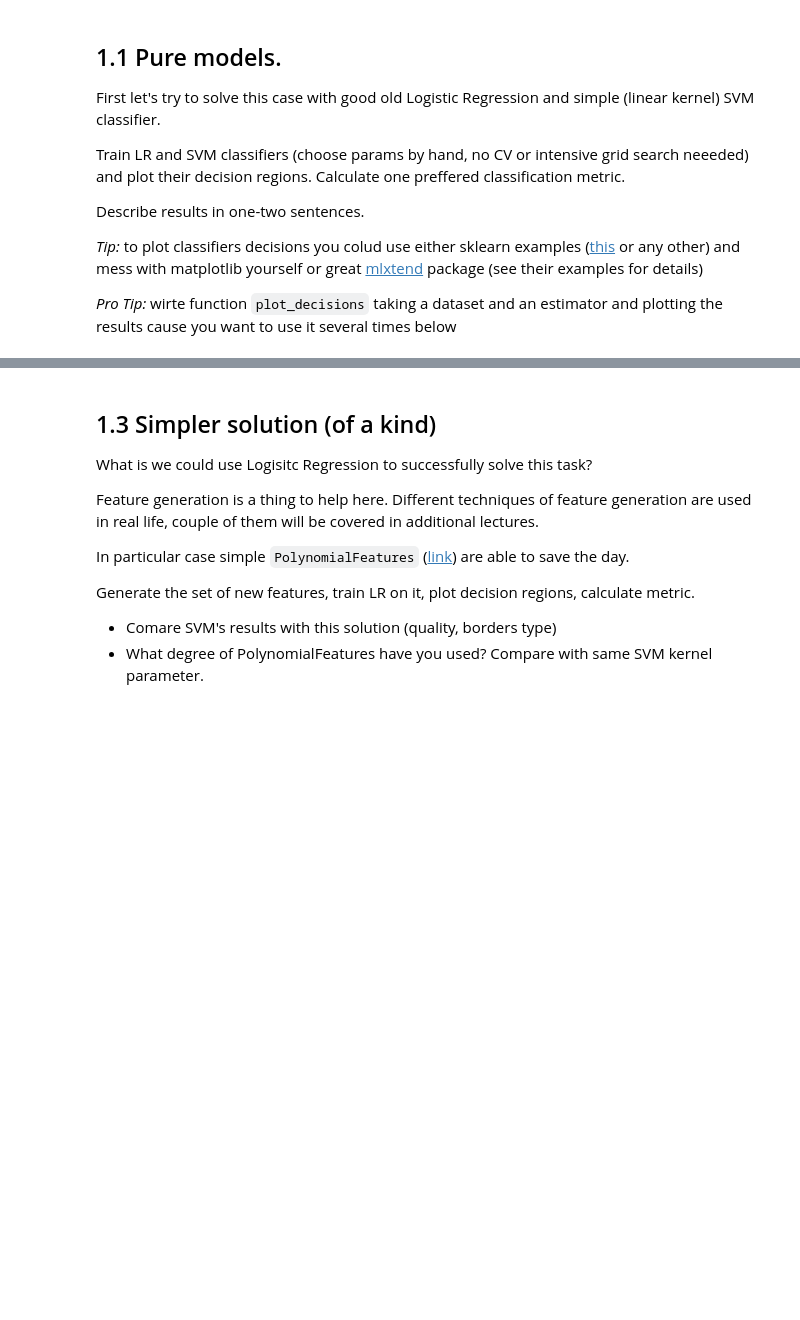
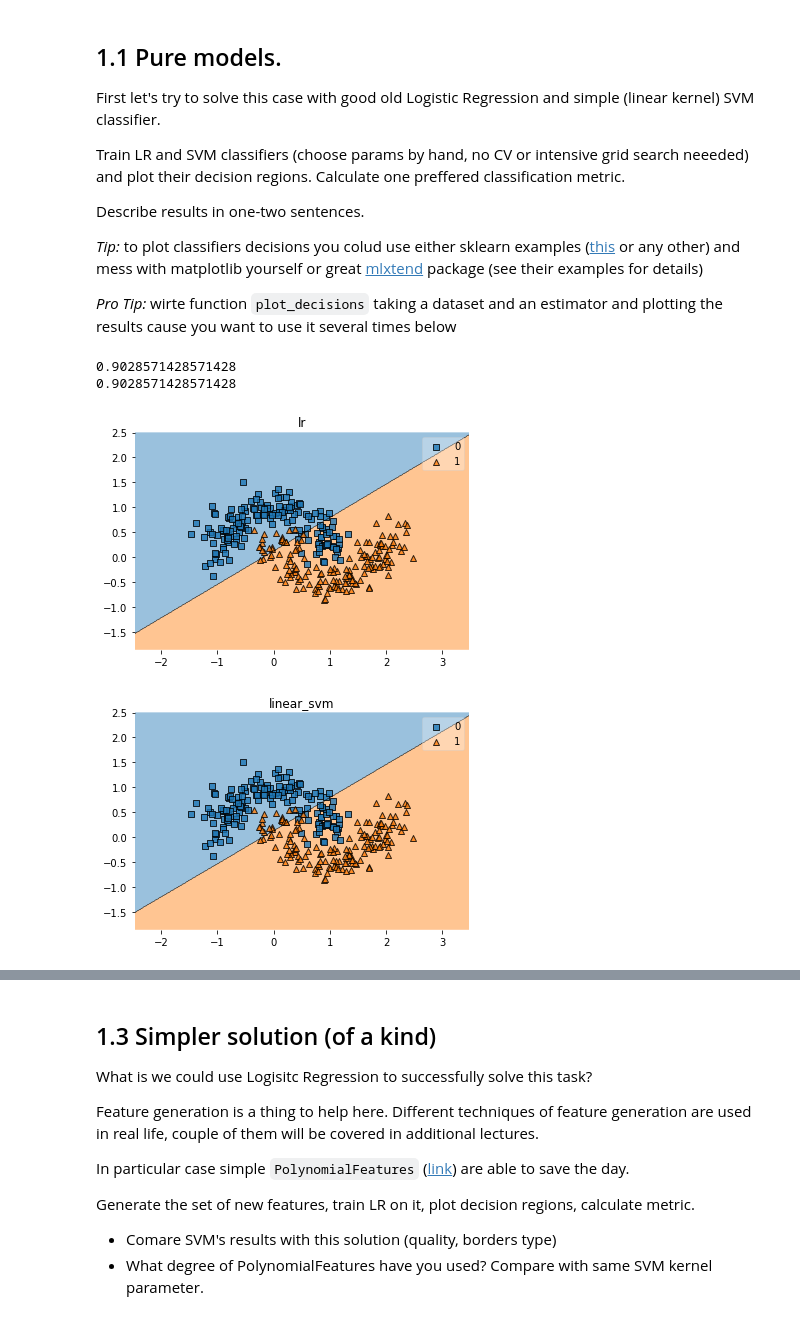
Before and after one commit to GreenSeed/ml-mipt, a Jupyter notebook: homeworks_basic/Lab1_ML_pipeline_and_SVM/Lab1_part3_SVM.ipynb, the cells around one changed output, grey strips where cells are left out. Cells and saved outputs as stored; diff of their text form; code cells hidden in the pictures; blank space fills up the shorter version.

```diff
--- a/homeworks_basic/Lab1_ML_pipeline_and_SVM/Lab1_part3_SVM.ipynb
+++ b/homeworks_basic/Lab1_ML_pipeline_and_SVM/Lab1_part3_SVM.ipynb
@@ -53,3 +44,74 @@ svm = SVC(kernel='linear') # here too
+# %%
+from sklearn.model_selection import train_test_split
+X_train, X_test, y_train, y_test = train_test_split(moons_points, moons_labels, test_size=0.35)
+from sklearn.linear_model import LogisticRegression
+from sklearn.svm import SVC
+from sklearn.metrics import accuracy_score,f1_score
+from sklearn.preprocessing import MinMaxScaler
+from sklearn.pipeline import make_pipeline
+lr = LogisticRegression(solver='saga',tol=1e-3,max_iter=500) # add some params
+svm = SVC(kernel='linear',tol=1e-3,max_iter=500) # here too
+h=.02
+from mlxtend.plotting import plot_decision_regions
+def plot_decisions(Xtrain, Xtest, ytrain, ytest,estimator,preprocessor = MinMaxScaler(),title="my plot"):
+    pipe = make_pipeline(preprocessor,estimator)
+    pipe.fit(Xtrain,ytrain)
+    ypred = pipe.predict(Xtest)
+    accuracy = accuracy_score(ytest,ypred)
+    print(accuracy)
+    fig = plt.figure()
+    ax = fig.add_subplot()
+    ax.set_title(title)
+    plot_decision_regions(Xtrain,ytrain,estimator,ax=ax,filler_feature_values={},filler_feature_ranges={})
+    plt.show()
+    # x_min, x_max = Xtrain[:, 0].min() - .5, Xtrain[:, 0].max() + .5
+    # y_min, y_max = ytrain.min() - .5, ytrain.max() + .5
+    # xx, yy = np.meshgrid(np.arange(x_min, x_max, h),
+    #                      np.arange(y_min, y_max, h))
+    # cm = plt.cm.RdBu
+    # cm_bright = ListedColormap(['#FF0000', '#0000FF'])
+    #
+    # fig = plt.figure()
+    # ax = fig.add_subplot()
+    #
+    # if hasattr(estimator, "decision_function"):
+    #     Z = pipe.decision_function(np.c_[xx.ravel(), yy.ravel()])
+    # else:
+    #     Z = pipe.predict_proba(np.c_[xx.ravel(), yy.ravel()])[:, 1]
+    #
+    #     # Put the result into a color plot
+    #
+    # Z = Z.reshape(xx.shape)
+    # ax.contourf(xx, yy, Z, cmap=cm, alpha=.8)
+    #
+    #     # Plot also the training points
+    # ax.scatter(Xtrain[:, 0], Xtrain[:, 1], c=ytrain, cmap=cm_bright,
+    #                edgecolors='black', s=25)
+    #     # and testing points
+    # ax.scatter(Xtest[:, 0], Xtest[:, 1], c=ytest, cmap=cm_bright,
+    #                alpha=0.6, edgecolors='black', s=25)
+    #
+    # ax.set_xlim(xx.min(), xx.max())
+    # ax.set_ylim(yy.min(), yy.max())
+    # ax.set_xticks(())
+    # ax.set_yticks(())
+    # ax.set_title(title)
+    # ax.text(xx.max() - .3, yy.min() + .3, ('%.2f' % accuracy).lstrip('0'),
+    #             size=15, horizontalalignment='right')
+
+
+plot_decisions(X_train,X_test,y_train,y_test,lr,title='lr')
+plot_decisions(X_train,X_test,y_train,y_test,svm,title='linear_svm')
+
+##
+# получились как бы линейные модельки, они разделили вероятность на полоски,
+# чем краснее полоска тем более вероятно точка лежащая в ней принадлежит красному классу и наоборот #
+### YOUR CODE HERE
+# %% [output]
+0.9028571428571428
+0.9028571428571428
+[figure, added]
+[figure, added]
 # %% [markdown]
 ## 1.2 Kernel tirck
 
```
Also changed, not shown: parts of 9 cells of this notebook.
